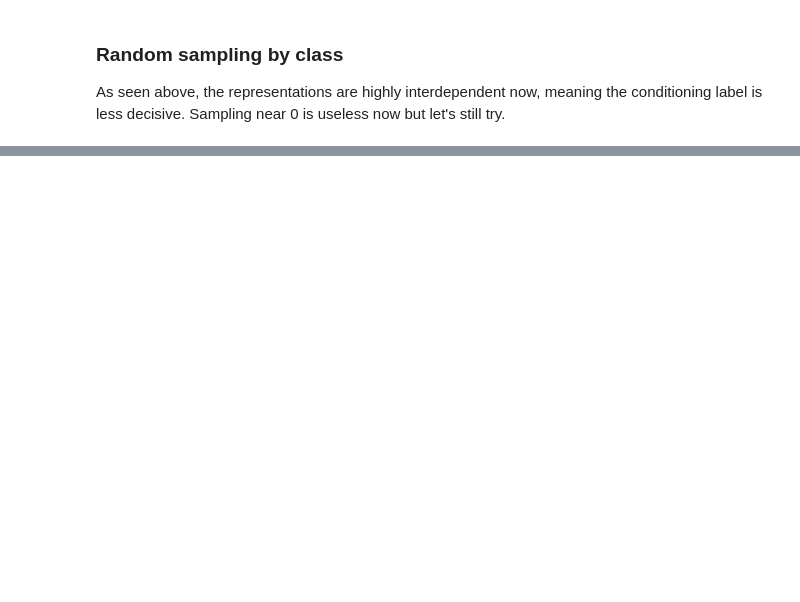
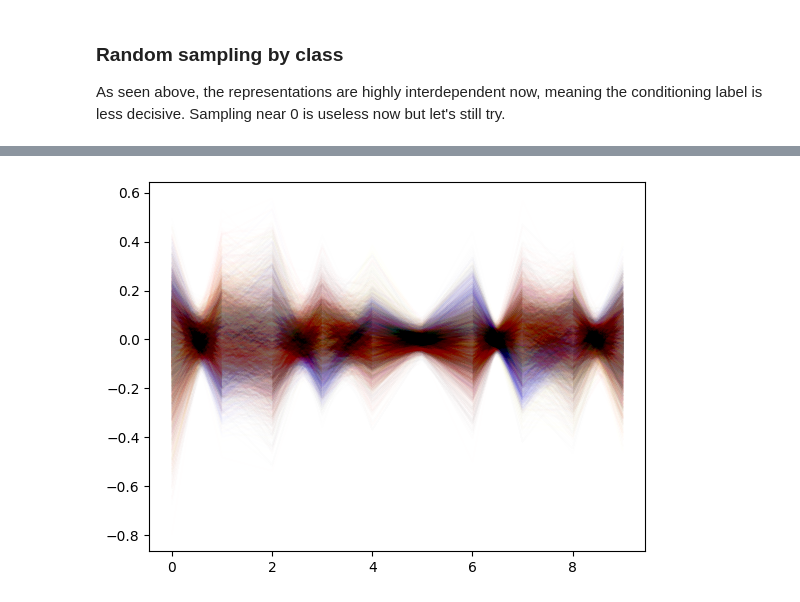
Before and after one commit to amancapy/conditional-autoencoder, a Jupyter notebook: vis10d.ipynb, the cells around one changed output, grey strips where cells are left out. Cells and saved outputs as stored; diff of their text form; code cells hidden in the pictures; blank space fills up the shorter version.

```diff
--- a/vis10d.ipynb
+++ b/vis10d.ipynb
@@ -104,0 +141,7 @@ plt.show()
+# %%
+for dig in range(10):
+    for pred in preds[dig]:
+        plt.plot(range(10), pred, color=colors[dig], alpha=0.005)
+plt.show()
+# %% [output]
+[figure, added]
```
Also changed, not shown: parts of 14 cells of this notebook, 1 other file.
